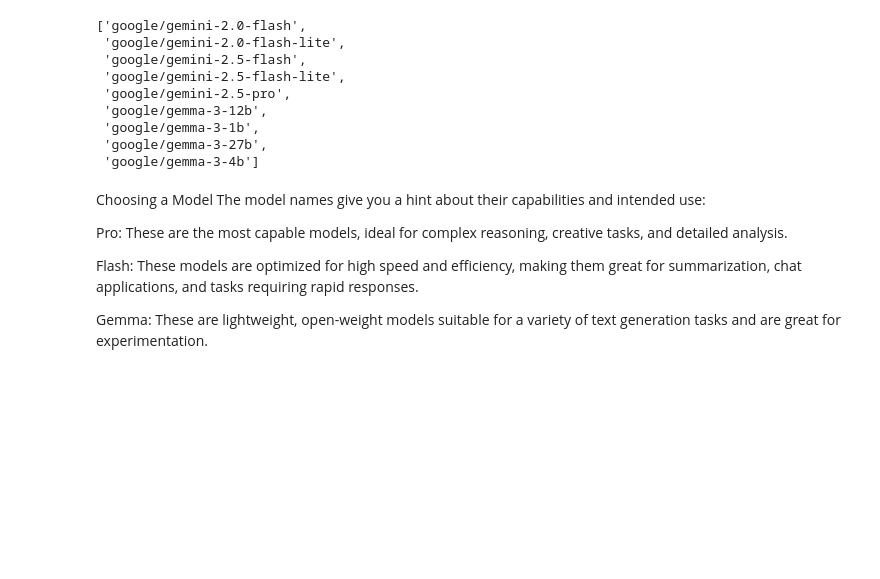
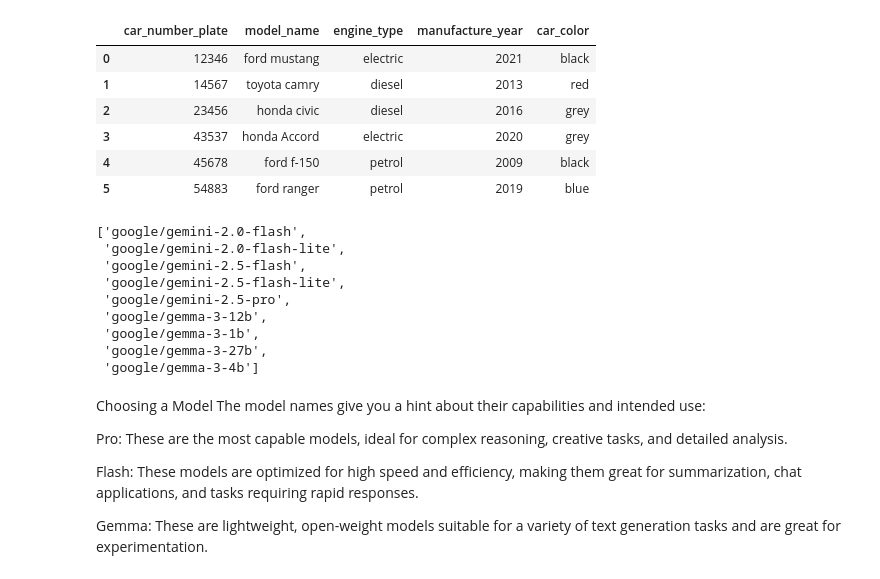
Before and after one commit to ChrisMuganzi/drogo, a Jupyter notebook: notebooks/Getting_started_with_google_colab_ai.ipynb, the cells around one changed output. Cells and saved outputs as stored; diff of their text form; code cells hidden in the pictures; blank space fills up the shorter version.

```diff
--- a/notebooks/Getting_started_with_google_colab_ai.ipynb
+++ b/notebooks/Getting_started_with_google_colab_ai.ipynb
@@ -11,6 +9,50 @@ Happy Coding!
 
 
 [![Open In Colab](https://colab.research.google.com/assets/colab-badge.svg)](https://colab.research.google.com/github/googlecolab/colabtools/blob/main/notebooks/Getting_started_with_google_colab_ai.ipynb)
+# %%
+import sqlite3
+import pandas as pd
+
+conn = sqlite3.connect (':memory:')
+cursor = conn.cursor()
+
+cursor.execute ('''
+CREATE TABLE car_parking (
+  car_number_plate INTEGER PRIMARY KEY,
+  model_name TEXT NOT NULL,
+  engine_type TEXT NOT NULL,
+  manufacture_year INTEGER NOT NULL,
+  car_color TEXT NOT NULL
+)
+''')
+car_data= [
+    (14567, 'toyota camry', 'diesel', 2013, 'red'),
+    (12346, 'ford mustang', 'electric', 2021, 'black'),
+    (23456, 'honda civic', 'diesel', 2016, 'grey'),
+    (45678, 'ford f-150', 'petrol', 2009, 'black'),
+    (43537,'honda Accord', 'electric', 2020, 'grey'),
+    (54883, 'ford ranger', 'petrol', 2019, 'blue')
+]
+cursor.executemany('INSERT INTO car_parking VALUES (?,?,?,?,?)', car_data)
+conn.commit()
+# %%
+def run_query(query):
+  return pd.read_sql_query(query, conn)
+
+  print ("Data base successful.")
+# %%
+query1 = """
+SELECT* FROM car_parking;
+"""
+run_query(query1)
+# %% [output]
+|  | car_number_plate | model_name | engine_type | manufacture_year | car_color |
+| 0 | 12346 | ford mustang | electric | 2021 | black |
+| 1 | 14567 | toyota camry | diesel | 2013 | red |
+| 2 | 23456 | honda civic | diesel | 2016 | grey |
+| 3 | 43537 | honda Accord | electric | 2020 | grey |
+| 4 | 45678 | ford f-150 | petrol | 2009 | black |
+| 5 | 54883 | ford ranger | petrol | 2019 | blue |
 # %%
 # @title List available models
 from google.colab import ai
```
Also changed, not shown: parts of 1 cell of this notebook.
